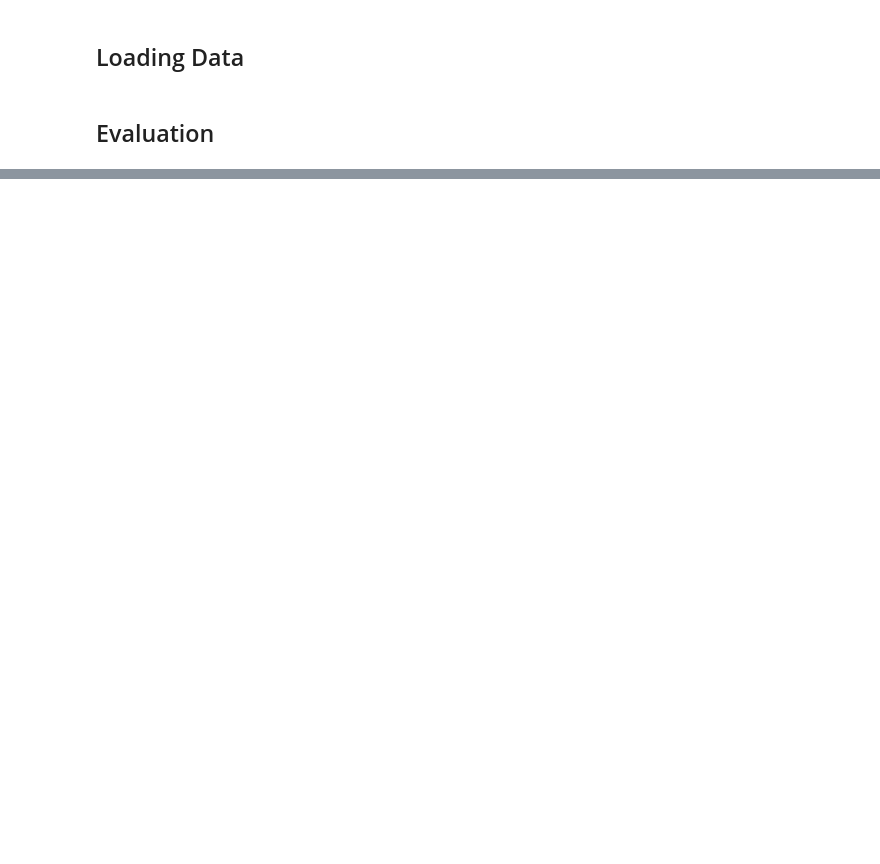
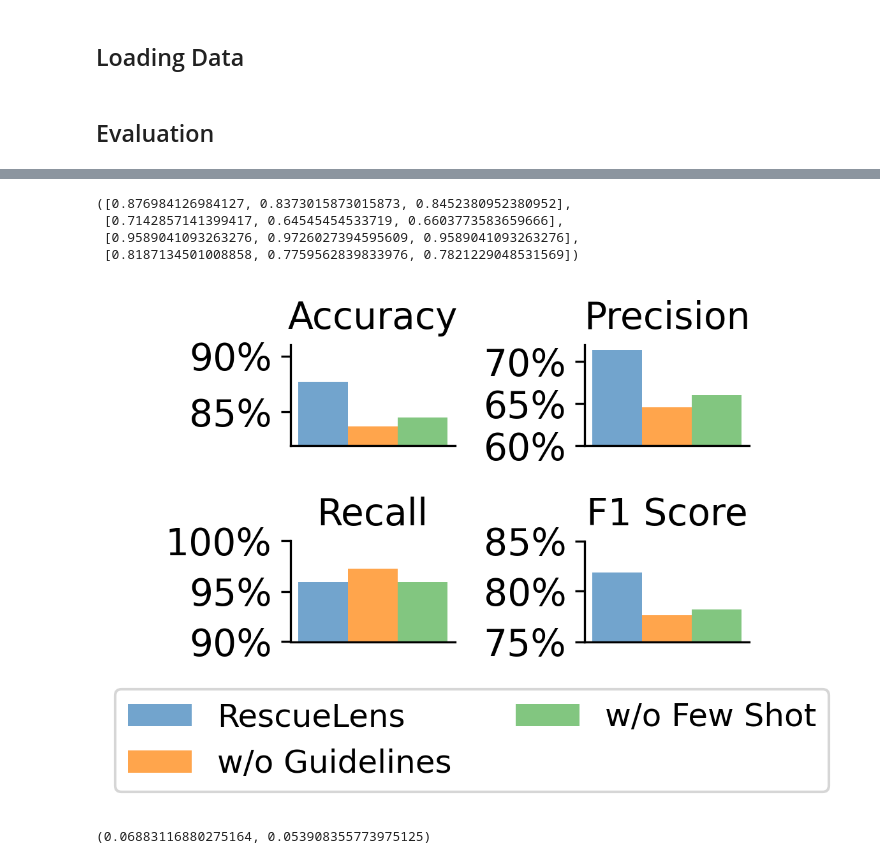
Before and after one commit to naveenr414/food_rescue_feedback, a Jupyter notebook: scripts/notebooks/Plotting.ipynb, the cells around one changed output, grey strips where cells are left out. Saved outputs shown, nothing was run; the diff lists cells and outputs as text; code cells hidden in the pictures; blank space fills up the shorter version.

```diff
--- a/scripts/notebooks/Plotting.ipynb
+++ b/scripts/notebooks/Plotting.ipynb
@@ -596,0 +155,62 @@ fig.savefig("../../results/figures/recipient_types.pdf",dpi=300, bbox_inches='ti
+# %%
+ablations = ["gpt-4o-mini","ablation_no_guidelines","ablation_no_few_shot"]
+nice_names = ["RescueLens","w/o Guidelines","w/o Few Shot"]
+
+data = []
+pre_deploy_aggregate = np.max(pre_deploy_array,axis=1)
+
+for name in ablations:
+    df_eval = pd.read_csv("../../results/evaluation/{}.csv".format(name))
+    df_eval[eval_columns] = df_eval[eval_columns].applymap(convert)
+    df_eval = df_eval.sort_values(by=['volunteer_comment'])
+    df_eval = df_eval.reset_index(drop=True)
+    df_eval = df_eval[eval_columns]
+    data.append(np.max(np.array(df_eval),axis=1))
+accuracies = [get_accuracy(pre_deploy_aggregate,d) for d in data]
+precisions = [get_precision(pre_deploy_aggregate,d) for d in data]
+recalls = [get_recall(pre_deploy_aggregate,d) for d in data]
+f1_scores = [get_f1(pre_deploy_aggregate,d) for d in data]
+# %%
+accuracies, precisions, recalls, f1_scores
+# %% [output]
+([0.876984126984127, 0.8373015873015873, 0.8452380952380952],
+ [0.7142857141399417, 0.64545454533719, 0.6603773583659666],
+ [0.9589041093263276, 0.9726027394595609, 0.9589041093263276],
+ [0.8187134501008858, 0.7759562839833976, 0.7821229048531569])
+# %%
+plot_dimensions = (2,2)
+x_labels = [["" for i in range(4)],["" for i in range(4)]]
+y_labels = [["" for i in range(4)],["" for i in range(4)]]
+titles = [["Accuracy","Precision"],["Recall","F1 Score"]]
+sup_y_label = ""
+
+overall_format = {'figsize':(3.5, 2.5),
+    'style_size': style_size,
+    'x_ticks': [[[[],[]] for i in range(4)],[[[],[]] for i in range(4)]],
+    'y_lim': [[[0.82,0.91],[0.6,0.72]],[[0.9,1],[0.75,0.85]]],
+    'y_ticks': [[[[0.85,0.9],["85%","90%"]],[[0.6,0.65,0.7],["60%","65%","70%"]]],[[[0.9,0.95,1],["90%","95%","100%"]],[[0.75,0.8,0.85],["75%","80%","85%"]]]]
+}
+fig,ax = create_axes(plot_dimensions,overall_format,y_labels=y_labels,x_labels=x_labels,sup_y_label=sup_y_label,titles=titles)
+
+bar_format = {'style_size': style_size,
+    'color_palette': 'six_color'}
+
+x_groups = [0,1,2]
+y_values = [[accuracies,precisions],[recalls,f1_scores]]
+y_errors = [[[0 for i in range(len(accuracies))] for i in range(4)] for i in range(2)]
+labels = nice_names
+
+for i in range(2):
+    for j in range(2):
+        plot_bar(ax[i][j],x_groups,y_values[i][j],y_errors[i][j],nice_names,bar_format)
+legend_format = {'style_size': style_size,'type': 'is_global', 'loc': 'upper right', 'ncol': 2, 'bbox_to_anchor': (1.1,0.1)}
+create_legend(fig,ax,plot_dimensions,legend_format)
+plt.tight_layout()
+
+fig.savefig("../../results/figures/ablations.pdf",dpi=300, bbox_inches='tight')
+# %% [output]
+[figure, added]
+# %%
+precisions[0]-precisions[1],precisions[0]-precisions[2]
+# %% [output]
+(0.06883116880275164, 0.053908355773975125)
```
Also changed, not shown: parts of 60 cells of this notebook, 18 other files.
